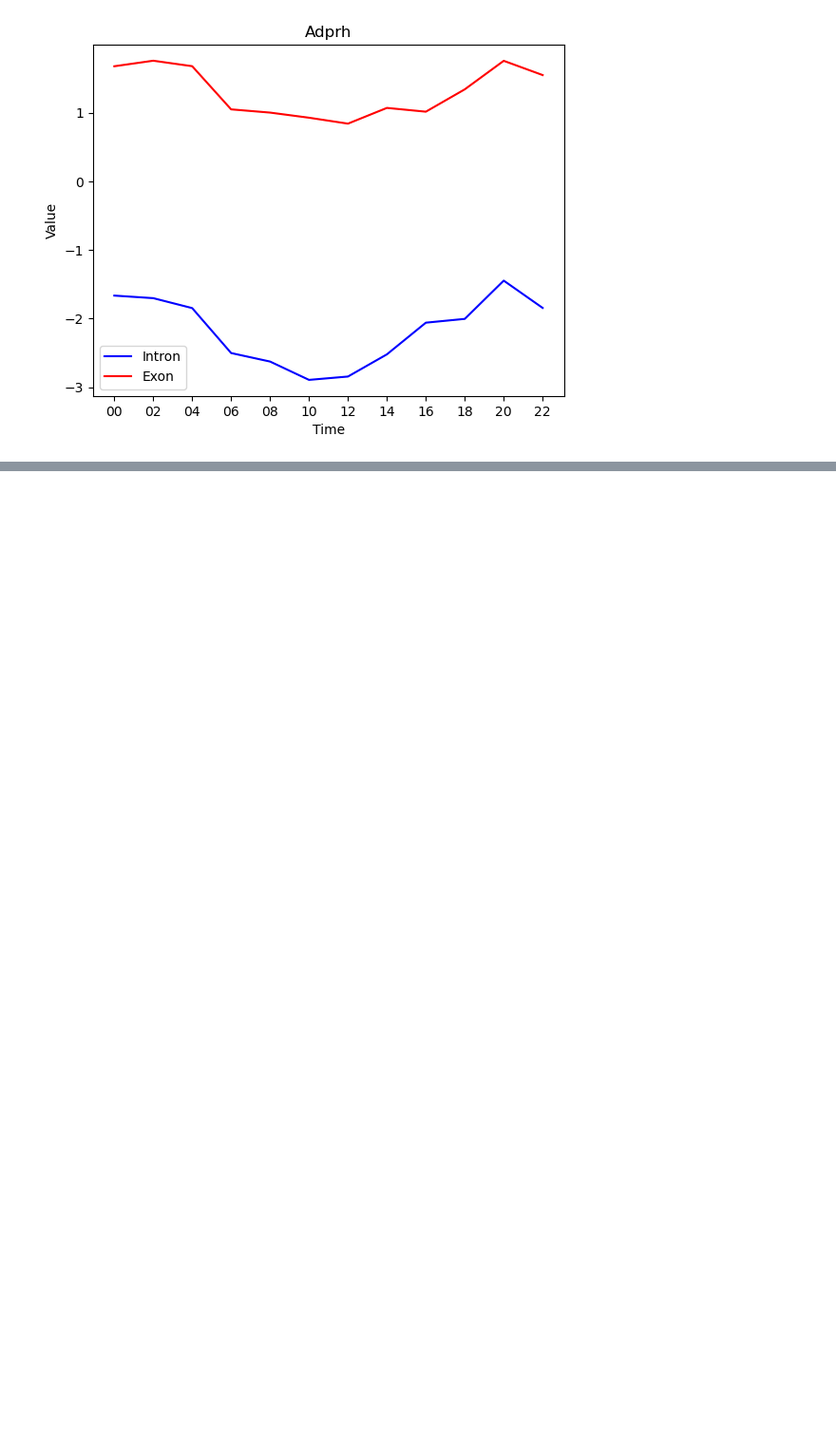
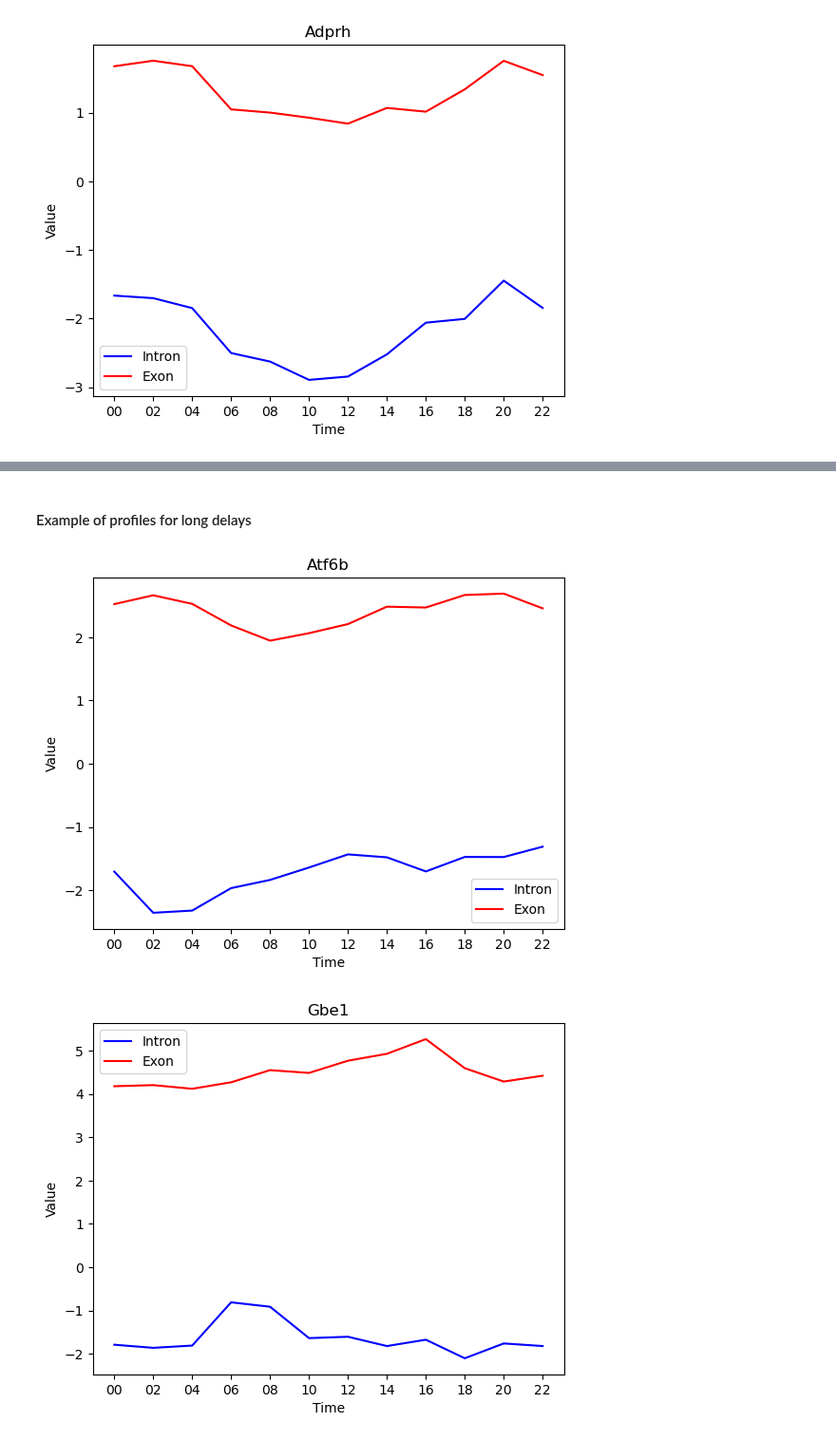
Before and after one commit to morri4shao/Genome-to-Function-class-project3, a Jupyter notebook: Exercise_Week11_12_B_final_FN.ipynb, the cells around one changed output, grey strips where cells are left out. Shown at 95% size. Drawn from its saved outputs; the diff is of its cells as text; code cells hidden in the pictures; blank space fills up the shorter version.

```diff
--- a/Exercise_Week11_12_B_final_FN.ipynb
+++ b/Exercise_Week11_12_B_final_FN.ipynb
@@ -718,9 +706,9 @@ len(long_genes)
 # %%
 def plot_profile(gene):
-    replicate = ['A','B','C','D']
-    row_exon = []
+    replicate = ['A','B','C','D']  #choose all replicate
+    row_exon = []  # going to contain time series for each replicate
     row_intron =[]
-    dat_one_gene=dat[dat.index == gene]
+    dat_one_gene=dat[dat.index == gene] # retrieve time series for the gene of interest
 
     for rep in replicate :
         intron_mask = dat_one_gene.columns.get_level_values('feature').isin(['Intron'])
@@ -728,13 +716,16 @@ def plot_profile(gene):
         exon_mask = dat_one_gene.columns.get_level_values('feature').isin(['Exon'])
 
         # Apply the masks to filter the DataFrame
-        filtered_intron = dat_one_gene.loc[:,intron_mask & replicate_mask]
+        filtered_intron = dat_one_gene.loc[:,intron_mask & replicate_mask] #time series for the replicate, feature and gene we want
         filtered_exon = dat_one_gene.loc[:,exon_mask & replicate_mask]
-        row_intron.append(filtered_intron.iloc[0].to_numpy())
-        row_exon.append(filtered_exon.iloc[0])
+        row_intron.append(filtered_intron.iloc[0].to_numpy()) # create array with a row per replicate
+        row_exon.append(filtered_exon.iloc[0].to_numpy())
+
+    #Average over the 4 replicates
     mean_intron = np.mean(row_intron,axis=0)
     mean_exon = np.mean(row_exon,axis=0)
 
+    #Get time points for plot
     time = filtered_intron.columns.get_level_values('time')
 
 
@@ -772,0 +756,11 @@ plot_profile('Crat')
+# %% [markdown]
+#### Example of profiles for long delays
+# %%
+#Same process as for the short delays
+plot_profile('Atf6b')
+plot_profile('Gbe1')
+plot_profile('Sord')
+plot_profile('Agxt')
+# %% [output]
+[figure, added]
+[figure, added]
```
Also changed, not shown: parts of 17 cells of this notebook.
